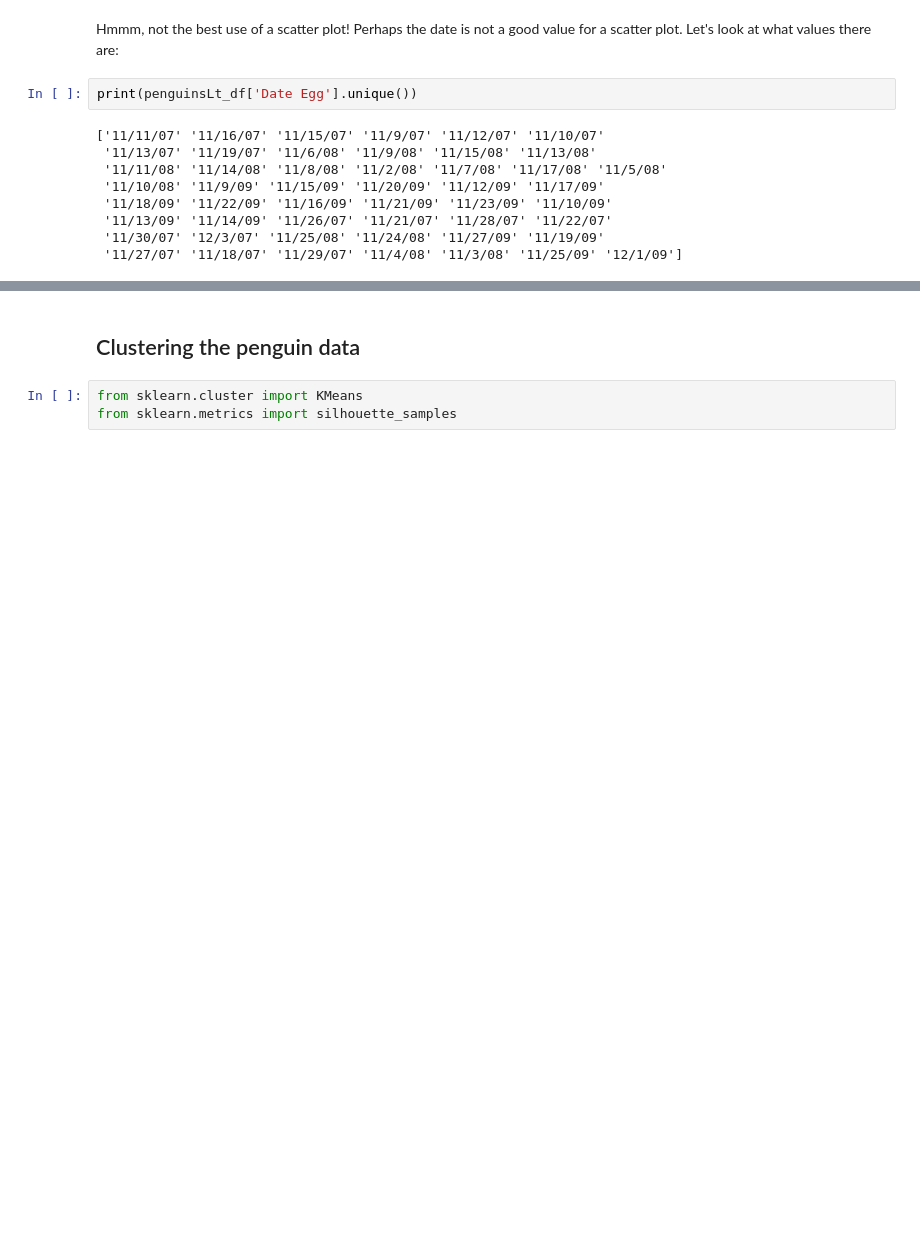
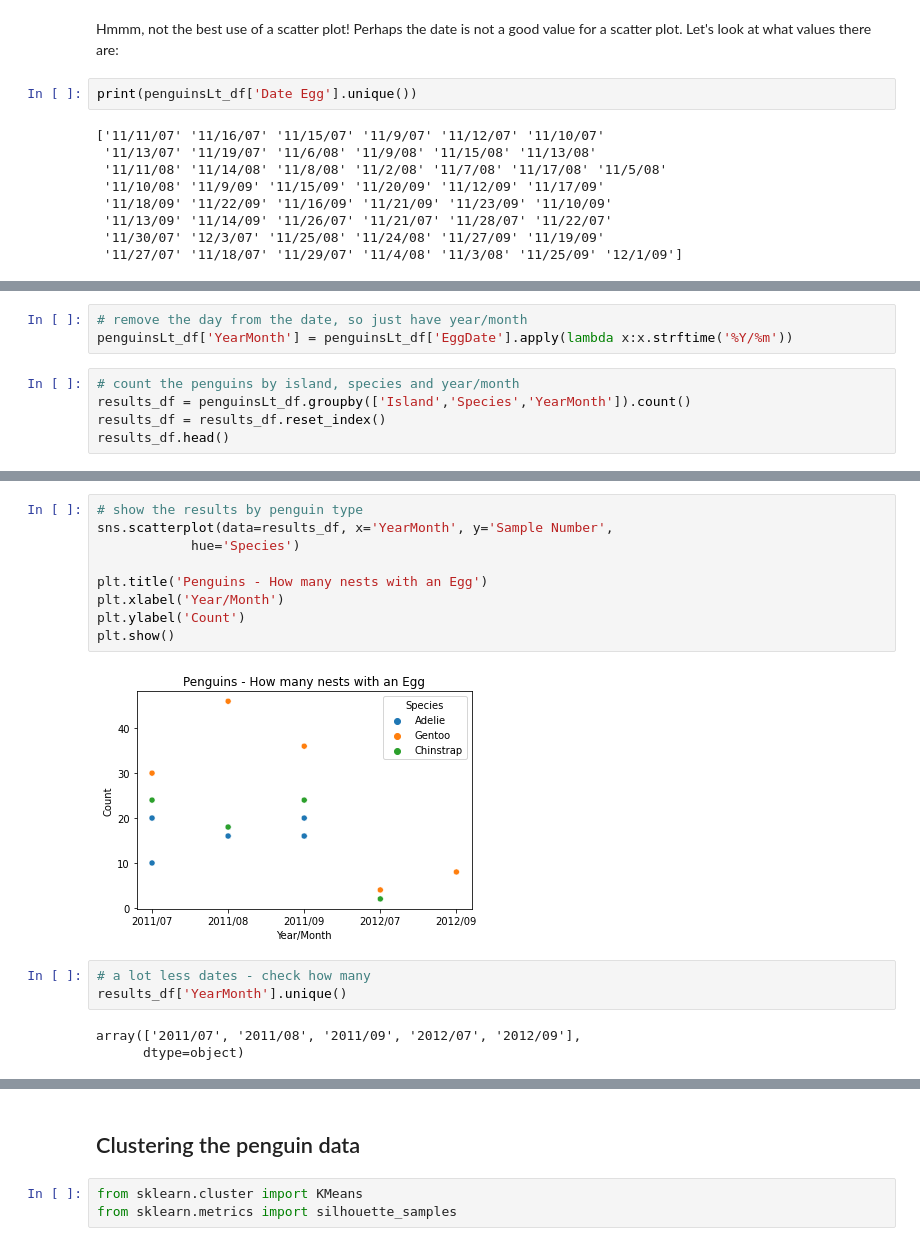
Before and after one commit to MaryGarvey/TM351, a Jupyter notebook: TMA02 EMA_Preparation/penguins.ipynb, the cells around one changed output, grey strips where cells are left out. Cells and saved outputs as stored; diff of their text form; blank space fills up the shorter version.

```diff
--- a/TMA02 EMA_Preparation/penguins.ipynb
+++ b/TMA02 EMA_Preparation/penguins.ipynb
@@ -561,0 +668,8 @@ Some aggregation might be better here - one for further work......
+# %%
+# remove the day from the date, so just have year/month
+penguinsLt_df['YearMonth'] = penguinsLt_df['EggDate'].apply(lambda x:x.strftime('%Y/%m'))
+# %%
+# count the penguins by island, species and year/month
+results_df = penguinsLt_df.groupby(['Island','Species','YearMonth']).count()
+results_df = results_df.reset_index()
+results_df.head()
@@ -561,0 +683,17 @@ Some aggregation might be better here - one for further work......
+# %%
+# show the results by penguin type
+sns.scatterplot(data=results_df, x='YearMonth', y='Sample Number',
+            hue='Species')
+
+plt.title('Penguins - How many nests with an Egg')
+plt.xlabel('Year/Month')
+plt.ylabel('Count')
+plt.show()
+# %% [output]
+[figure, added]
+# %%
+# a lot less dates - check how many
+results_df['YearMonth'].unique()
+# %% [output]
+array(['2011/07', '2011/08', '2011/09', '2012/07', '2012/09'],
+      dtype=object)
```
Also changed, not shown: parts of 46 cells of this notebook.
